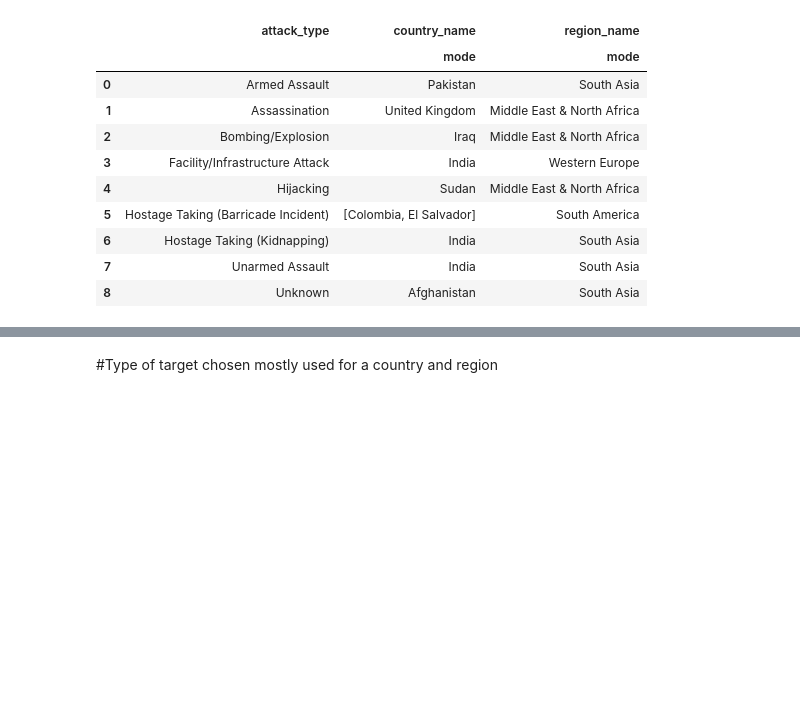
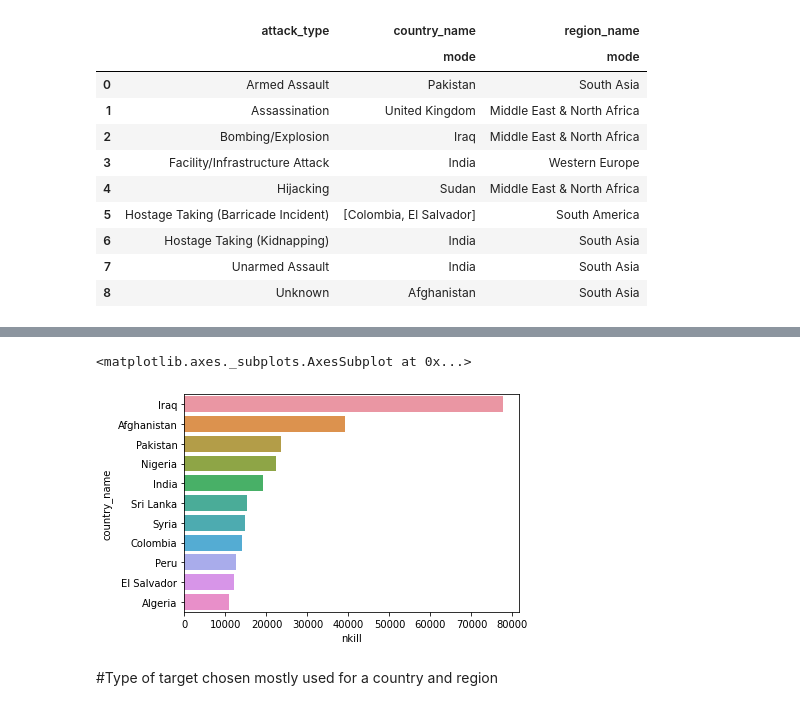
Before and after one commit to chandrakar-shubham/EDA-Global-Terrorism-Analysis, a Jupyter notebook: Global_Terrorism_Analysis_Capstone_Project.ipynb, the cells around one changed output, grey strips where cells are left out. Drawn from its saved outputs; the diff is of its cells as text; code cells hidden in the pictures; blank space fills up the shorter version.

```diff
--- a/Global_Terrorism_Analysis_Capstone_Project.ipynb
+++ b/Global_Terrorism_Analysis_Capstone_Project.ipynb
@@ -1240,3 +1256,8 @@ attack_type_mode_country
 | 6 | Hostage Taking (Kidnapping) | India | South Asia |
 | 7 | Unarmed Assault | India | South Asia |
 | 8 | Unknown | Afghanistan | South Asia |
+# %%
+# Top 10 country according to no of kills
+
+country_kills = pd.DataFrame(df.groupby('country_name').agg({'nkill':'sum'}).reset_index()).sort_values(by = 'nkill',ascending = False)
+country_kills[:11]
@@ -1243,3 +1277,8 @@ attack_type_mode_country
+# %%
+sns.barplot(data = country_kills[:11],x = 'nkill',y='country_name')
+# %% [output]
+<matplotlib.axes._subplots.AxesSubplot at 0x...>
+[figure, added]
 # %% [markdown]
 #Type of target chosen mostly used for a country and region
 # %%
```
Also changed, not shown: parts of 6 cells of this notebook.
